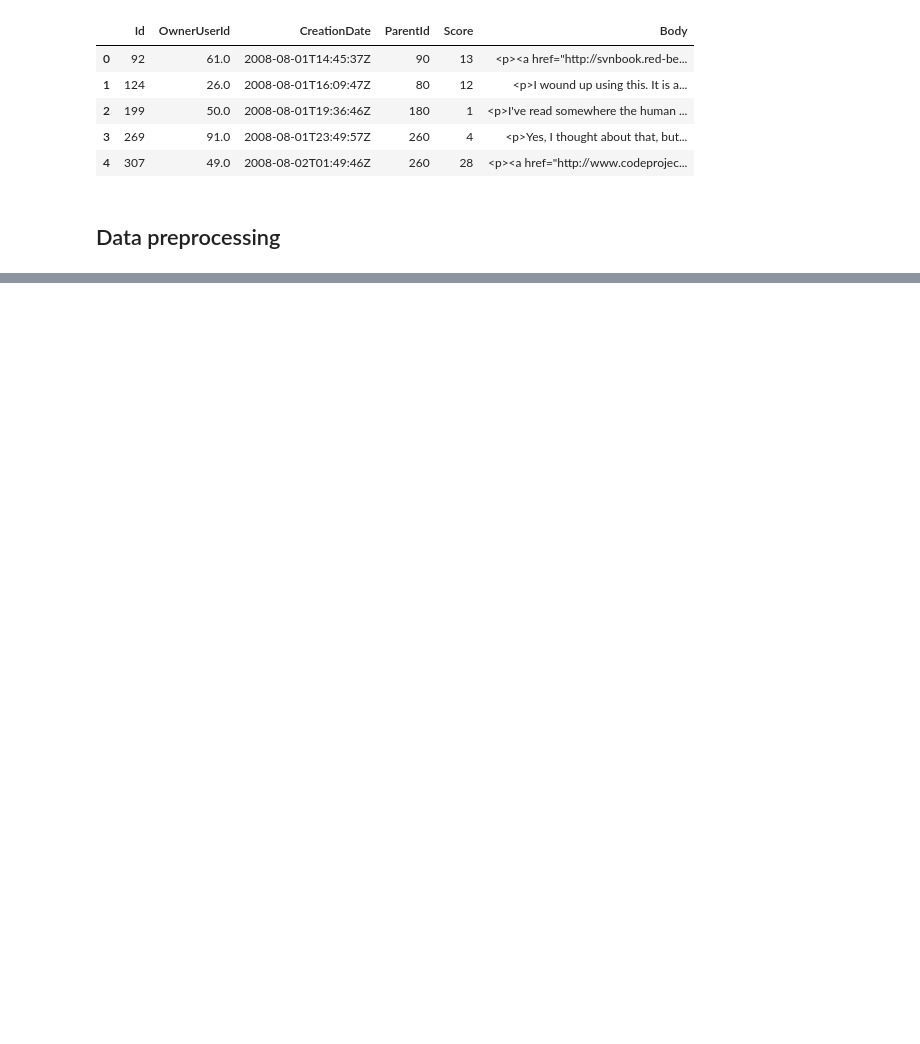
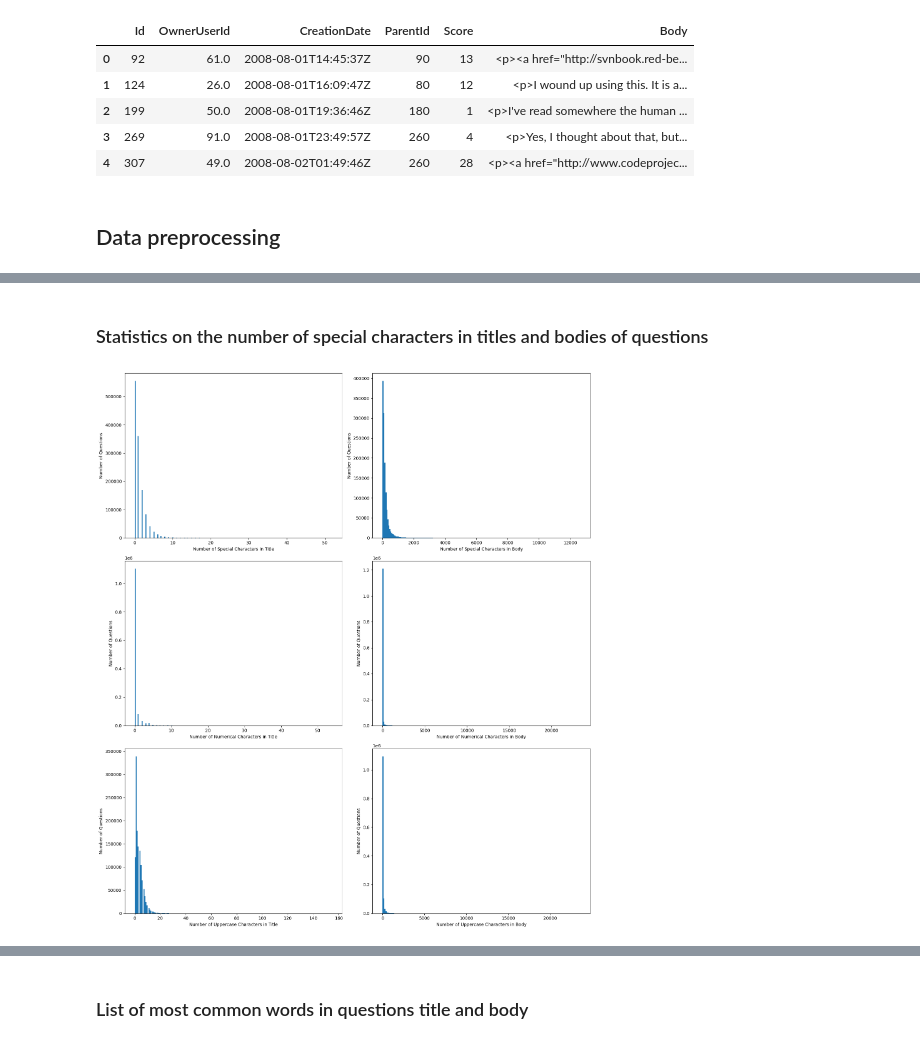
Before and after one commit to marcinkaczmarzyk/ai_stack_overflow, a Jupyter notebook: AI Stack Overflow predictions .ipynb, the cells around one changed output, grey strips where cells are left out. Cells and saved outputs as stored; diff of their text form; code cells hidden in the pictures; blank space fills up the shorter version.

```diff
--- a/AI Stack Overflow predictions .ipynb
+++ b/AI Stack Overflow predictions .ipynb
@@ -77,0 +218,73 @@ del merged_df
+# %% [markdown]
+### Statistics on the number of special characters in titles and bodies of questions
+# %%
+# calculating the number special characters in Title and Body
+list_of_special_characters = ['!', '@', '#', '$', '%', '^', '&', '*', '(', ')', '_', '-', '+', '=', '{', '}', '[', ']', '|', '\\', ':', ';', '"', "'", '<', '>', ',', '.', '?', '/', '~', '`']
+modified_qustions_df['NumberOfTitleSpecialCharacters'] = modified_qustions_df['Title'].apply(lambda x: len([char for char in str(x) if char in list_of_special_characters]))
+modified_qustions_df['NumberOfBodySpecialCharacters'] = modified_qustions_df['Body'].apply(lambda x: len([char for char in str(x) if char in list_of_special_characters]))
+
+# calculating the number of numerical characters in Title and Body
+modified_qustions_df['NumberOfTitleNumericalCharacters'] = modified_qustions_df['Title'].apply(lambda x: len([char for char in str(x) if char.isnumeric()]))
+modified_qustions_df['NumberOfBodyNumericalCharacters'] = modified_qustions_df['Body'].apply(lambda x: len([char for char in str(x) if char.isnumeric()]))
+
+# calculating the number of uppercase characters in Title and Body
+modified_qustions_df['NumberOfTitleUpperCaseCharacters'] = modified_qustions_df['Title'].apply(lambda x: len([char for char in str(x) if char.isupper()]))
+modified_qustions_df['NumberOfBodyUpperCaseCharacters'] = modified_qustions_df['Body'].apply(lambda x: len([char for char in str(x) if char.isupper()]))
+
+# plotting the distribution
+plt.figure(figsize=(16, 18))
+
+plt.subplot(3, 2, 1)
+plt.hist(modified_qustions_df['NumberOfTitleSpecialCharacters'], bins=200)
+plt.xlabel('Number of Special Characters in Title')
+plt.ylabel('Number of Questions')
+
+plt.subplot(3, 2, 2)
+plt.hist(modified_qustions_df['NumberOfBodySpecialCharacters'], bins=200)
+plt.xlabel('Number of Special Characters in Body')
+plt.ylabel('Number of Questions')
+
+plt.subplot(3, 2, 3)
+plt.hist(modified_qustions_df['NumberOfTitleNumericalCharacters'], bins=200)
+plt.xlabel('Number of Numerical Characters in Title')
+plt.ylabel('Number of Questions')
+
+plt.subplot(3, 2, 4)
+plt.hist(modified_qustions_df['NumberOfBodyNumericalCharacters'], bins=200)
+plt.xlabel('Number of Numerical Characters in Body')
+plt.ylabel('Number of Questions')
+
+plt.subplot(3, 2, 5)
+plt.hist(modified_qustions_df['NumberOfTitleUpperCaseCharacters'], bins=200)
+plt.xlabel('Number of Uppercase Characters in Title')
+plt.ylabel('Number of Questions')
+
+plt.subplot(3, 2, 6)
+plt.hist(modified_qustions_df['NumberOfBodyUpperCaseCharacters'], bins=200)
+plt.xlabel('Number of Uppercase Characters in Body')
+plt.ylabel('Number of Questions')
+
+plt.tight_layout()
+plt.savefig(data_analysis_path + 'title_body_special_numerical_uppercase_characters_distribution.png', dpi=300)
+plt.show()
+
+# printing the mean and median values
+print('Title mean special characters count: {:.3f}'.format(modified_qustions_df['NumberOfTitleSpecialCharacters'].mean()))
+print('Title median special characters count: {}'.format(modified_qustions_df['NumberOfTitleSpecialCharacters'].median()))
+print('')
+print('Body mean special characters count: {:.3f}'.format(modified_qustions_df['NumberOfBodySpecialCharacters'].mean()))
+print('Body median special characters count: {}'.format(modified_qustions_df['NumberOfBodySpecialCharacters'].median()))
+print('')
+print('Title mean numerical characters count: {:.3f}'.format(modified_qustions_df['NumberOfTitleNumericalCharacters'].mean()))
+print('Title median numerical characters count: {}'.format(modified_qustions_df['NumberOfTitleNumericalCharacters'].median()))
+print('')
+print('Body mean numerical characters count: {:.3f}'.format(modified_qustions_df['NumberOfBodyNumericalCharacters'].mean()))
+print('Body median numerical characters count: {}'.format(modified_qustions_df['NumberOfBodyNumericalCharacters'].median()))
+print('')
+print('Title mean uppercase characters count: {:.3f}'.format(modified_qustions_df['NumberOfTitleUpperCaseCharacters'].mean()))
+print('Title median uppercase characters count: {}'.format(modified_qustions_df['NumberOfTitleUpperCaseCharacters'].median()))
+print('')
+print('Body mean uppercase characters count: {:.3f}'.format(modified_qustions_df['NumberOfBodyUpperCaseCharacters'].mean()))
+print('Body median uppercase characters count: {}'.format(modified_qustions_df['NumberOfBodyUpperCaseCharacters'].median()))
+# %% [output]
+[figure, added]
@@ -77,0 +308,2 @@ del merged_df
+# %% [markdown]
+### List of most common words in questions title and body
```
Also changed, not shown: parts of 21 cells of this notebook, 5 other files.
